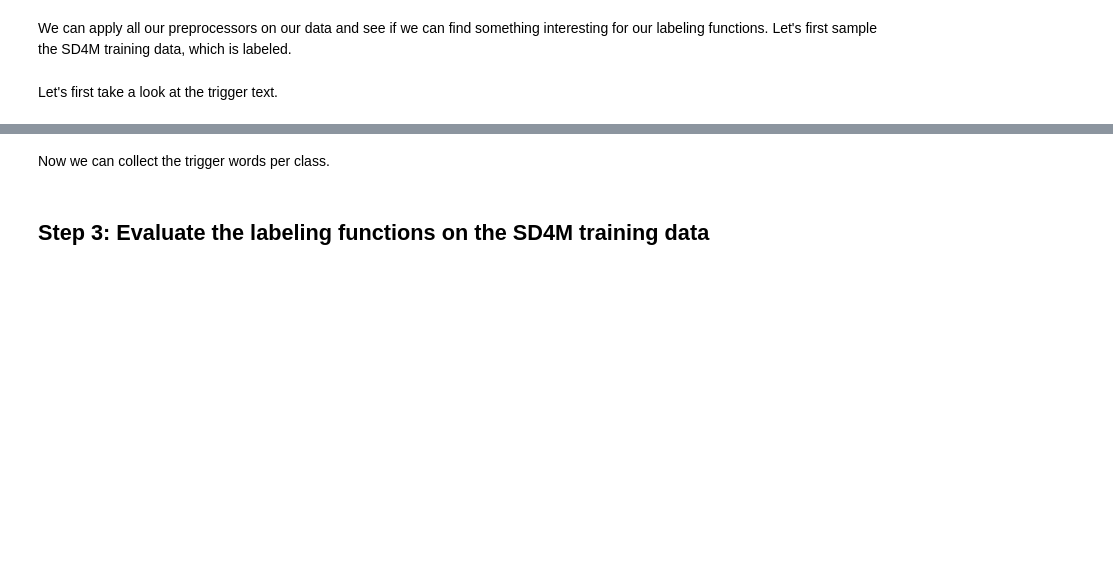
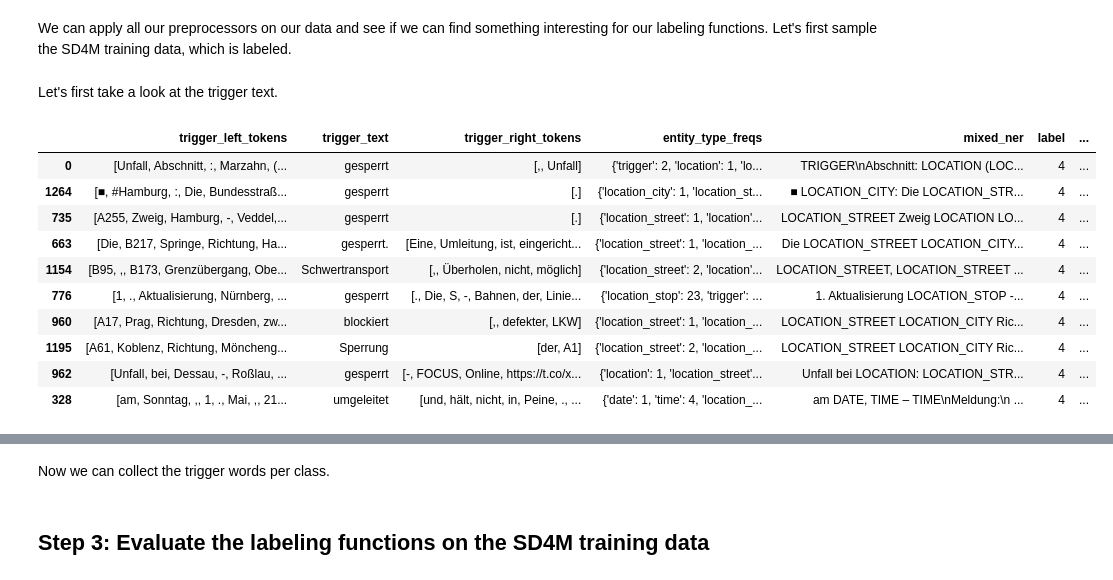
Before and after one commit to DFKI-NLP/wsee, a Jupyter notebook: notebooks/event_type.ipynb, the cells around one changed output, grey strips where cells are left out. Saved outputs shown, nothing was run; the diff lists cells and outputs as text; code cells hidden in the pictures; blank space fills up the shorter version.

```diff
--- a/notebooks/event_type.ipynb
+++ b/notebooks/event_type.ipynb
@@ -83,10 +84,27 @@ from wsee.data import explore, pipeline
 We can apply all our preprocessors on our data and see if we can find something interesting for our labeling functions.
 Let's first sample the SD4M training data, which is labeled.
 # %%
-labeled_sd4m_triggers = explore.add_labels(event_type_rows, event_type_rows_y)
+labeled_sd4m_triggers = explore.add_labels(df_dev, Y_dev)
 # %%
-labeled_sd4m_triggers = explore.apply_preprocessors(labeled_sd4m_triggers, [get_trigger, get_trigger_text, get_left_tokens, get_right_tokens, get_entity_type_freqs, get_mixed_ner])
+labeled_sd4m_triggers = explore.apply_preprocessors(labeled_sd4m_triggers, [get_trigger, get_trigger_text, get_trigger_left_tokens, get_trigger_right_tokens, get_entity_type_freqs, get_mixed_ner])
+# %%
+labeled_sd4m_triggers = explore.add_event_types(labeled_sd4m_triggers)
 # %% [markdown]
 Let's first take a look at the trigger text.
+# %%
+import pandas as pd
+pd.set_option('display.max_colwidth', -1)
 # %%
-labeled_sd4m_triggers[labeled_sd4m_triggers['label'] != 7].sample(10)[['text','trigger_text','label']]
+labeled_sd4m_triggers[labeled_sd4m_triggers['label'] == 4].sample(10)[['trigger_left_tokens','trigger_text','trigger_right_tokens','entity_type_freqs','mixed_ner','label', 'event_types']]
+# %% [output]
+|  | trigger_left_tokens | trigger_text | trigger_right_tokens | entity_type_freqs | mixed_ner | label | ... |
+| 0 | [Unfall, Abschnitt, :, Marzahn, (... | gesperrt | [,, Unfall] | {'trigger': 2, 'location': 1, 'lo... | TRIGGER\nAbschnitt: LOCATION (LOC... | 4 | ... |
+| 1264 | [■, #Hamburg, :, Die, Bundesstraß... | gesperrt | [.] | {'location_city': 1, 'location_st... | ■ LOCATION_CITY: Die LOCATION_STR... | 4 | ... |
+| 735 | [A255, Zweig, Hamburg, -, Veddel,... | gesperrt | [.] | {'location_street': 1, 'location'... | LOCATION_STREET Zweig LOCATION LO... | 4 | ... |
+| 663 | [Die, B217, Springe, Richtung, Ha... | gesperrt. | [Eine, Umleitung, ist, eingericht... | {'location_street': 1, 'location_... | Die LOCATION_STREET LOCATION_CITY... | 4 | ... |
+| 1154 | [B95, ,, B173, Grenzübergang, Obe... | Schwertransport | [,, Überholen, nicht, möglich] | {'location_street': 2, 'location'... | LOCATION_STREET, LOCATION_STREET ... | 4 | ... |
+| 776 | [1, ., Aktualisierung, Nürnberg, ... | gesperrt | [., Die, S, -, Bahnen, der, Linie... | {'location_stop': 23, 'trigger': ... | 1. Aktualisierung LOCATION_STOP -... | 4 | ... |
+| 960 | [A17, Prag, Richtung, Dresden, zw... | blockiert | [,, defekter, LKW] | {'location_street': 1, 'location_... | LOCATION_STREET LOCATION_CITY Ric... | 4 | ... |
+| 1195 | [A61, Koblenz, Richtung, Möncheng... | Sperrung | [der, A1] | {'location_street': 2, 'location_... | LOCATION_STREET LOCATION_CITY Ric... | 4 | ... |
+| 962 | [Unfall, bei, Dessau, -, Roßlau, ... | gesperrt | [-, FOCUS, Online, https://t.co/x... | {'location': 1, 'location_street'... | Unfall bei LOCATION: LOCATION_STR... | 4 | ... |
+| 328 | [am, Sonntag, ,, 1, ., Mai, ,, 21... | umgeleitet | [und, hält, nicht, in, Peine, ., ... | {'date': 1, 'time': 4, 'location_... | am DATE, TIME – TIME\nMeldung:\n ... | 4 | ... |
```
Also changed, not shown: parts of 41 cells of this notebook.
